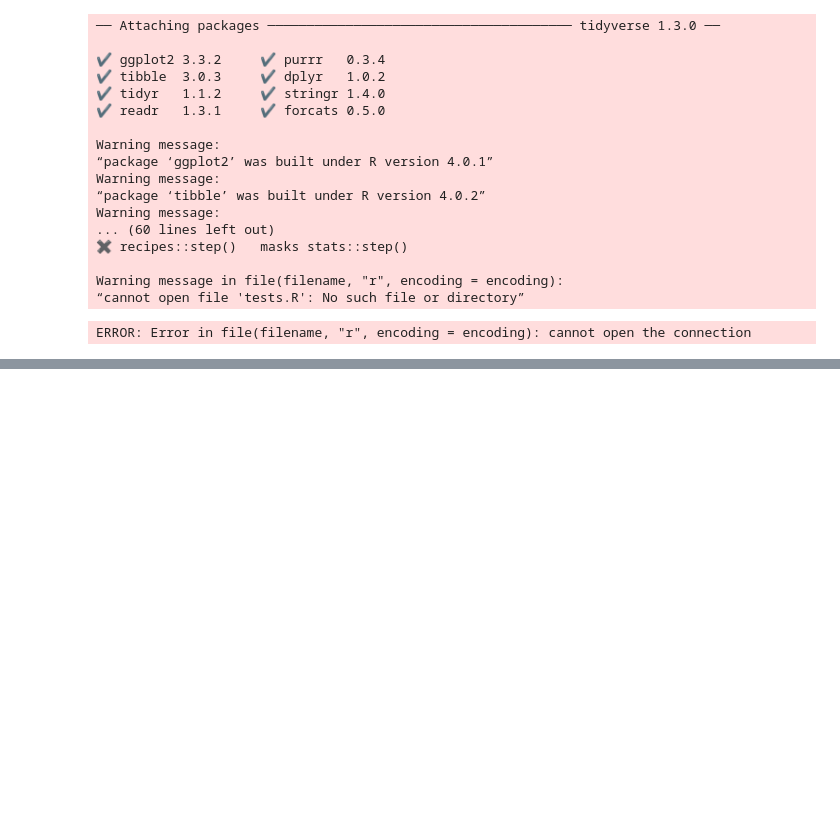
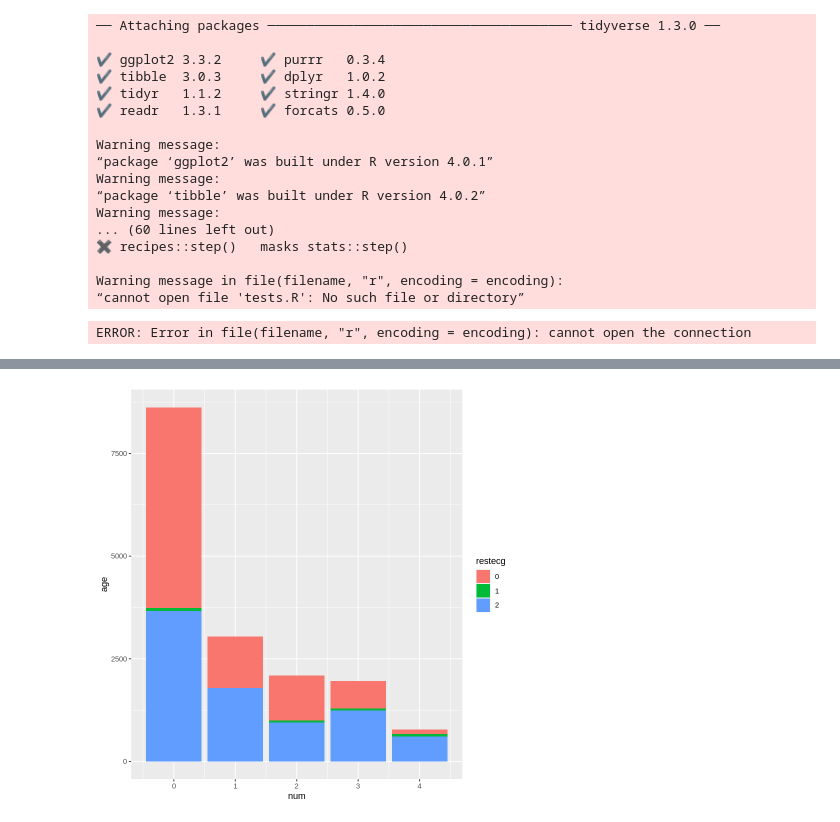
Before and after one commit to abnerbal/Heart_Disease_Predictor, a Jupyter notebook: heart_data.ipynb, the cells around one changed output, grey strips where cells are left out. Saved outputs shown, nothing was run; the diff lists cells and outputs as text; code cells hidden in the pictures; blank space fills up the shorter version.

```diff
--- a/heart_data.ipynb
+++ b/heart_data.ipynb
@@ -76,0 +138,6 @@ heart_plot
+# %%
+heart_plot2 <- ggplot(heart_data ,  aes(x = num , y = age , fill = restecg )) +
+    geom_bar(stat="identity")
+heart_plot2
+# %% [output]
+[figure, added]
```
Also changed, not shown: parts of 10 cells of this notebook.
